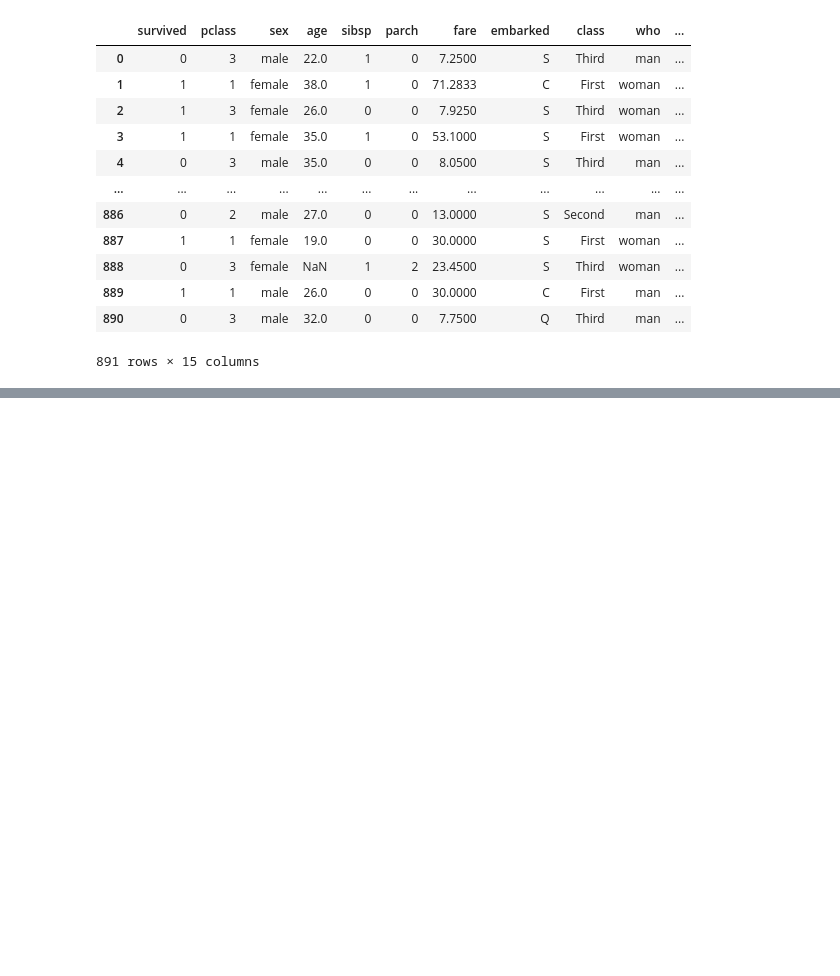
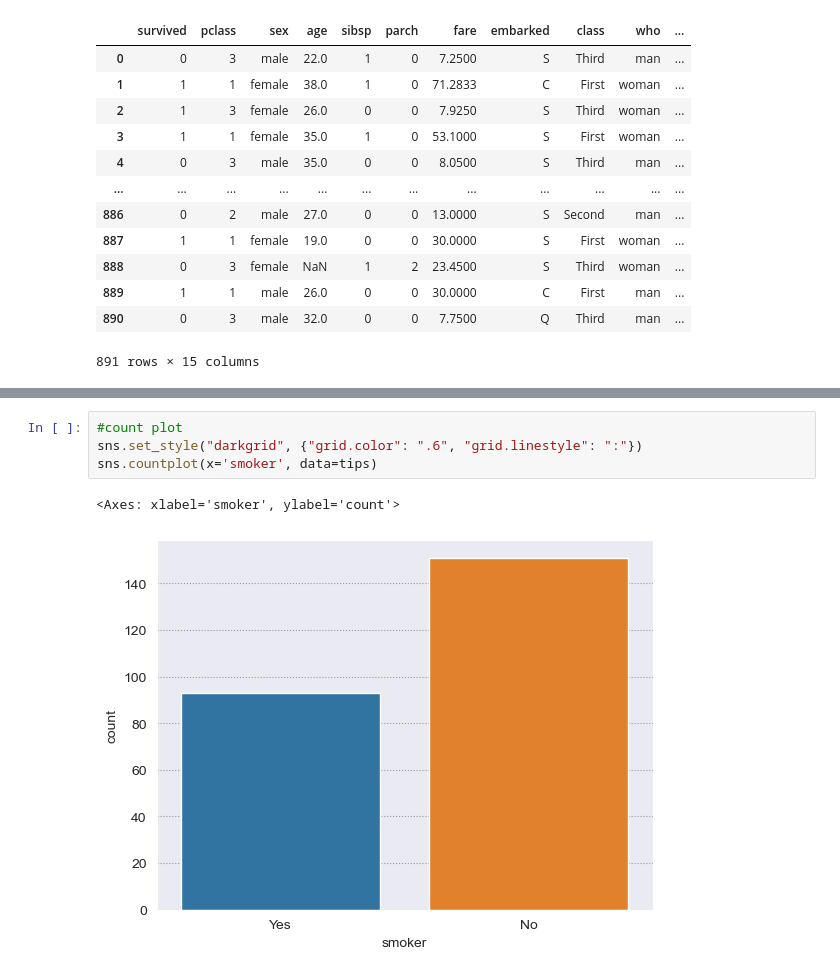
Before and after one commit to SVivekkrishnamurthy/DataScience_ML_Project, a Jupyter notebook: Seaborn.ipynb, the cells around one changed output, grey strips where cells are left out. Drawn from its saved outputs; the diff is of its cells as text; blank space fills up the shorter version.

```diff
--- a/Seaborn.ipynb
+++ b/Seaborn.ipynb
@@ -116,0 +123,7 @@ plt.show()
+# %%
+#count plot
+sns.set_style("darkgrid", {"grid.color": ".6", "grid.linestyle": ":"})
+sns.countplot(x='smoker', data=tips)
+# %% [output]
+<Axes: xlabel='smoker', ylabel='count'>
+[figure, added]
```
Also changed, not shown: parts of 19 cells of this notebook, 14 other files.
